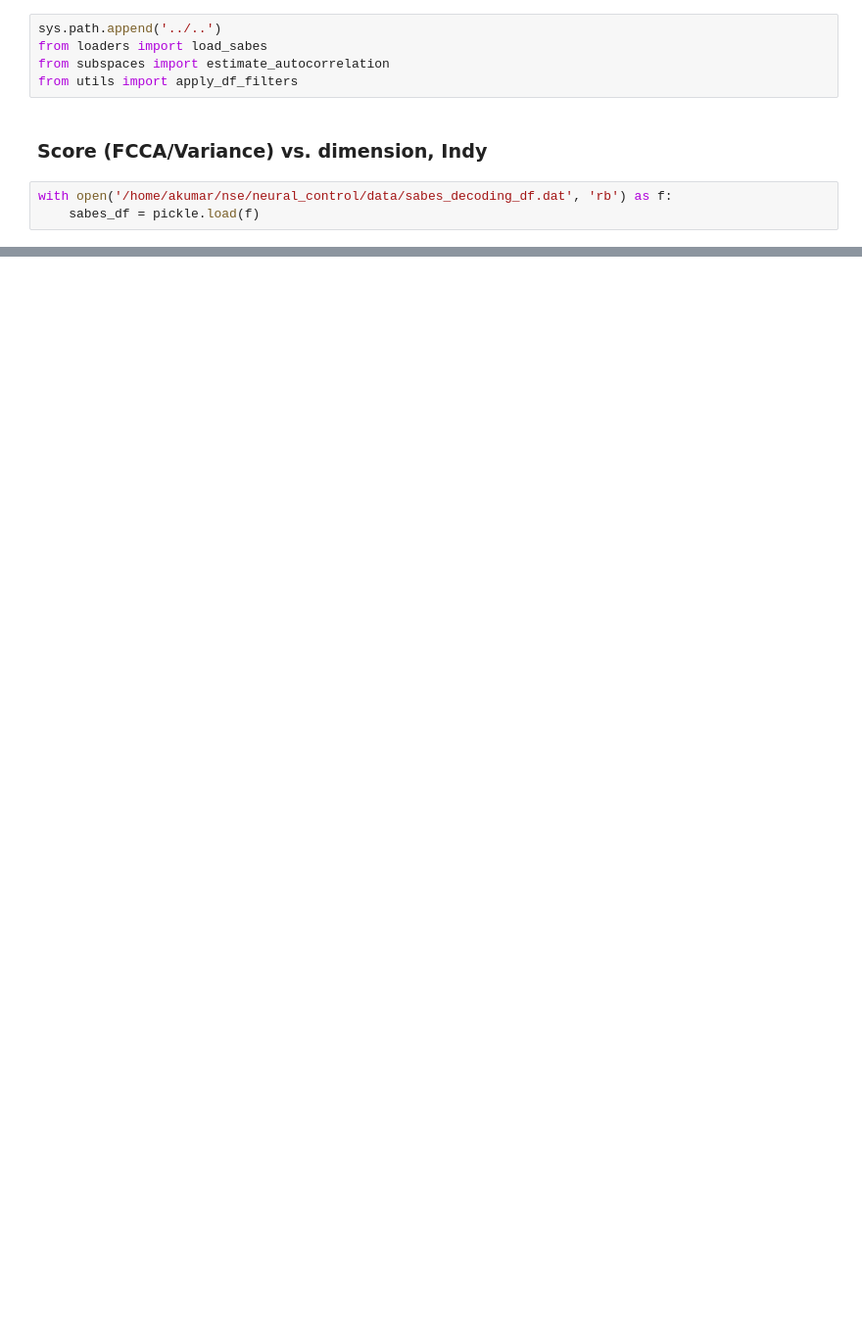
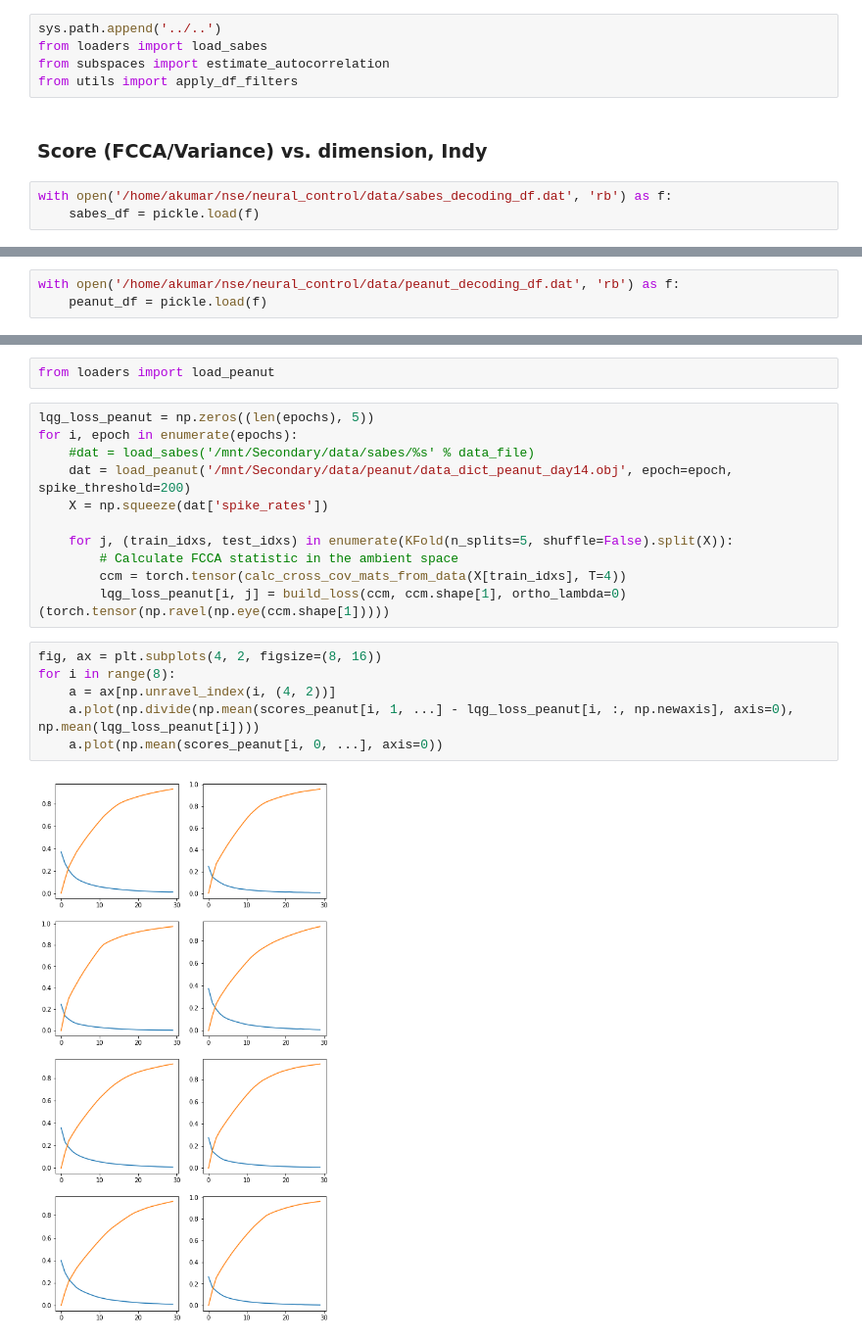
Before and after one commit to BouchardLab/FCCA_analysis, a Jupyter notebook: notebooks/final/Fig3.ipynb, the cells around one changed output, grey strips where cells are left out. Shown at 98% size. Drawn from its saved outputs; the diff is of its cells as text; blank space fills up the shorter version.

Commit message:
notebooks commit and old version of decodingvt.py

```diff
--- a/notebooks/final/Fig3.ipynb
+++ b/notebooks/final/Fig3.ipynb
@@ -90,0 +222,3 @@ for i in range(28):
+# %%
+with open('/home/akumar/nse/neural_control/data/peanut_decoding_df.dat', 'rb') as f:
+    peanut_df = pickle.load(f)
@@ -90,0 +279,21 @@ for i in range(28):
+# %%
+from loaders import load_peanut
+# %%
+lqg_loss_peanut = np.zeros((len(epochs), 5))
+for i, epoch in enumerate(epochs):
+    #dat = load_sabes('/mnt/Secondary/data/sabes/%s' % data_file)
+    dat = load_peanut('/mnt/Secondary/data/peanut/data_dict_peanut_day14.obj', epoch=epoch, spike_threshold=200)
+    X = np.squeeze(dat['spike_rates'])
+
+    for j, (train_idxs, test_idxs) in enumerate(KFold(n_splits=5, shuffle=False).split(X)):
+        # Calculate FCCA statistic in the ambient space
+        ccm = torch.tensor(calc_cross_cov_mats_from_data(X[train_idxs], T=4))
+        lqg_loss_peanut[i, j] = build_loss(ccm, ccm.shape[1], ortho_lambda=0)(torch.tensor(np.ravel(np.eye(ccm.shape[1]))))
+# %%
+fig, ax = plt.subplots(4, 2, figsize=(8, 16))
+for i in range(8):
+    a = ax[np.unravel_index(i, (4, 2))]
+    a.plot(np.divide(np.mean(scores_peanut[i, 1, ...] - lqg_loss_peanut[i, :, np.newaxis], axis=0), np.mean(lqg_loss_peanut[i])))
+    a.plot(np.mean(scores_peanut[i, 0, ...], axis=0))
+# %% [output]
+[figure, added]
```
Also changed, not shown: parts of 35 cells of this notebook, 10 other files.
